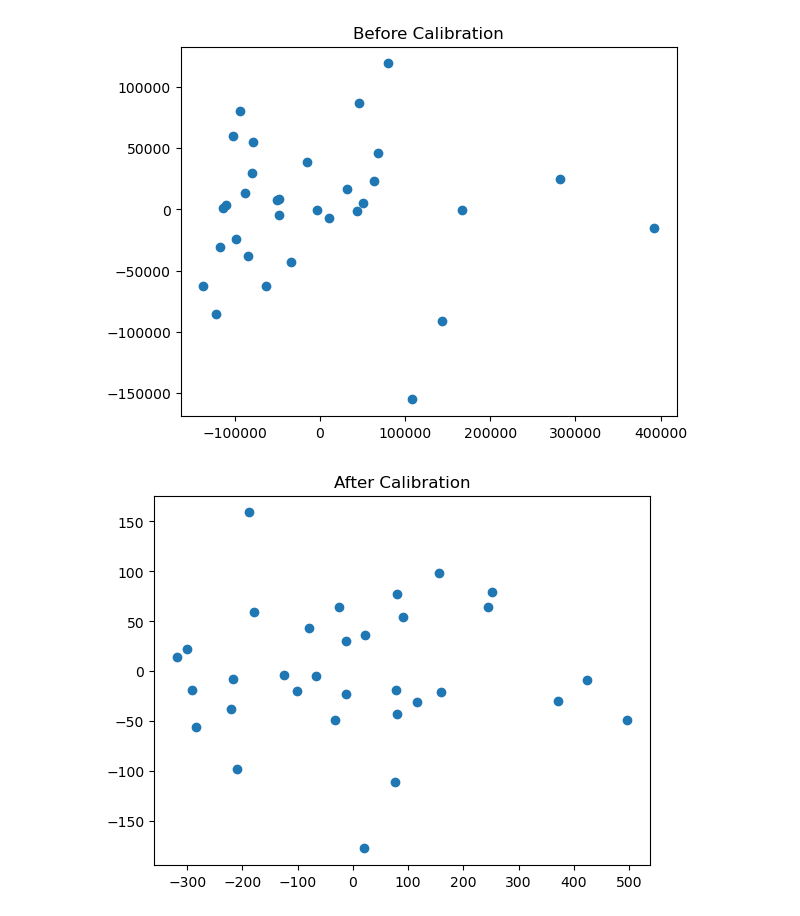
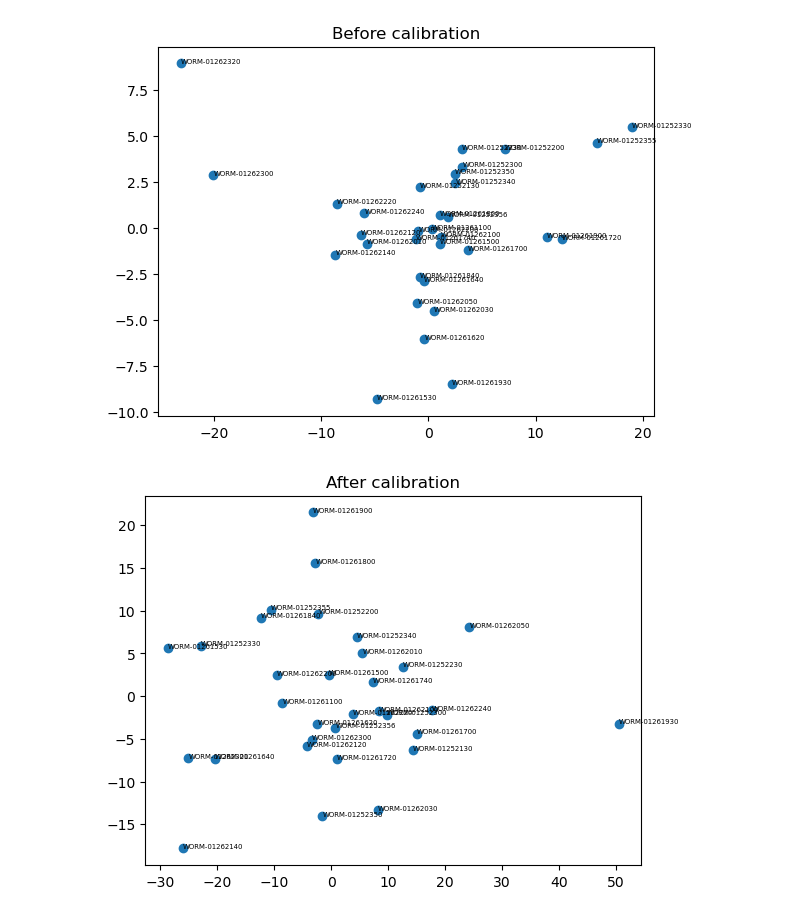
Before and after one commit to creeper349/scMM, a Jupyter notebook: wormethology.ipynb, the cells around one changed output. Cells and saved outputs as stored; diff of their text form; code cells hidden in the pictures.

```diff
--- a/wormethology.ipynb
+++ b/wormethology.ipynb
@@ -46,19 +51,21 @@ print(data.X)
    -4.09309833]
  [  5.43125857   7.10169556   6.55410038 ...  16.2507284   14.3094244
    12.97013963]]
+# %%
+from sklearn.decomposition import PCA
+import matplotlib.pyplot as plt
+def draw_pca(data:MetaboData, title, process_X = lambda x: x):
+    pca = PCA(n_components=2)
+    decomp = pca.fit_transform(process_X(data.X))
+    for i, name in enumerate(data.obs["name"].values):
+        plt.text(decomp[i, 0], decomp[i, 1], name, fontsize = 5)
+    plt.scatter(decomp[:, 0], decomp[:, 1])
+    plt.title(title)
+    plt.show()
 # %%
-from sklearn.decomposition import PCA
-import matplotlib.pyplot as plt
-pca = PCA(n_components=2)
-decomp = pca.fit_transform(data.X)
-plt.scatter(decomp[:, 0], decomp[:, 1])
-plt.title("Before Calibration")
-plt.show()
+draw_pca(data, "Before calibration", process_X = np.log1p)
 data.is_calibration()
-decomp = pca.fit_transform(data.X)
-plt.scatter(decomp[:, 0], decomp[:, 1])
-plt.title("After Calibration")
-plt.show()
+draw_pca(data, "After calibration")
 # %% [output]
-[figure, old version]
+[figure, new version]
-[figure, old version]
+[figure, new version]
```
Also changed, not shown: parts of 6 cells of this notebook, 1 other file.
